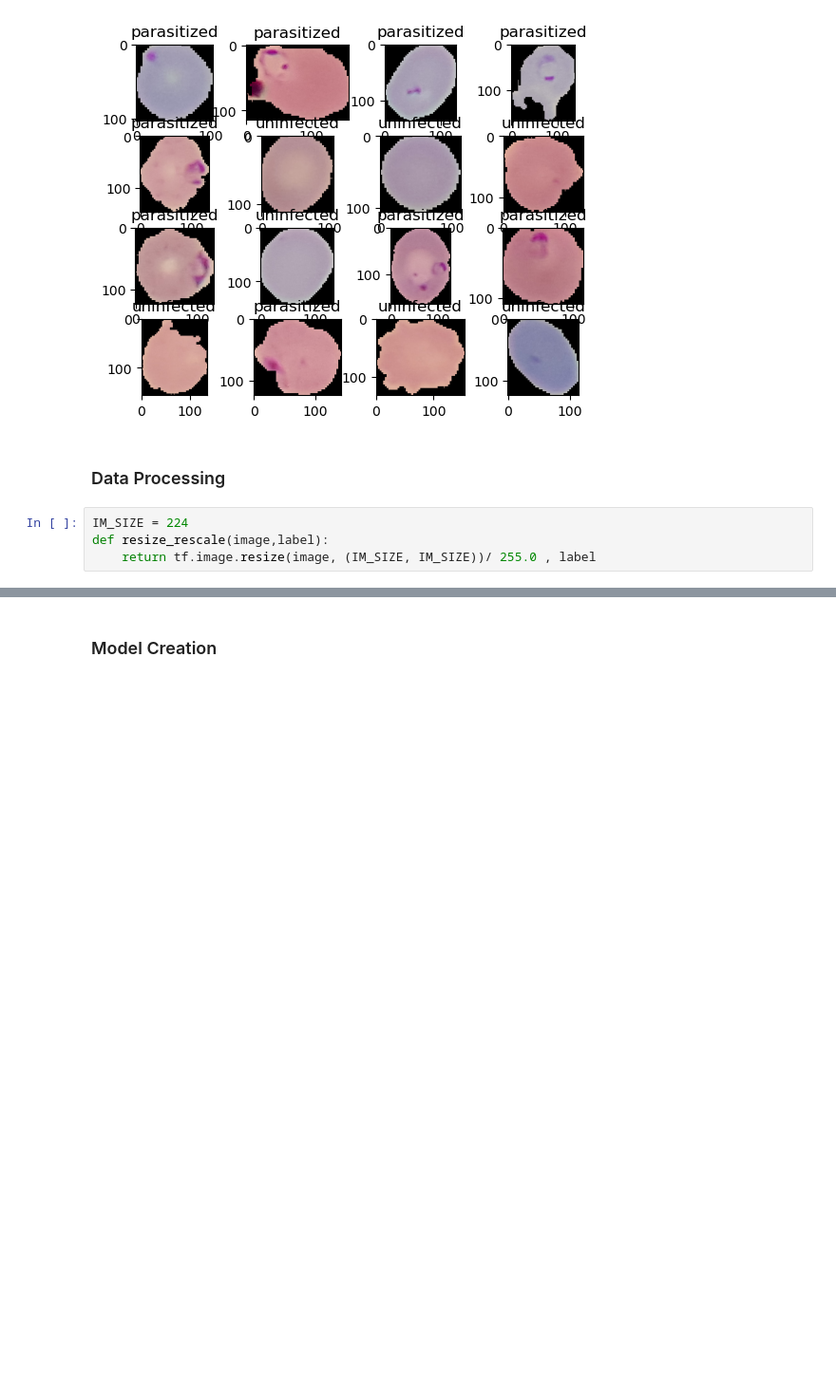
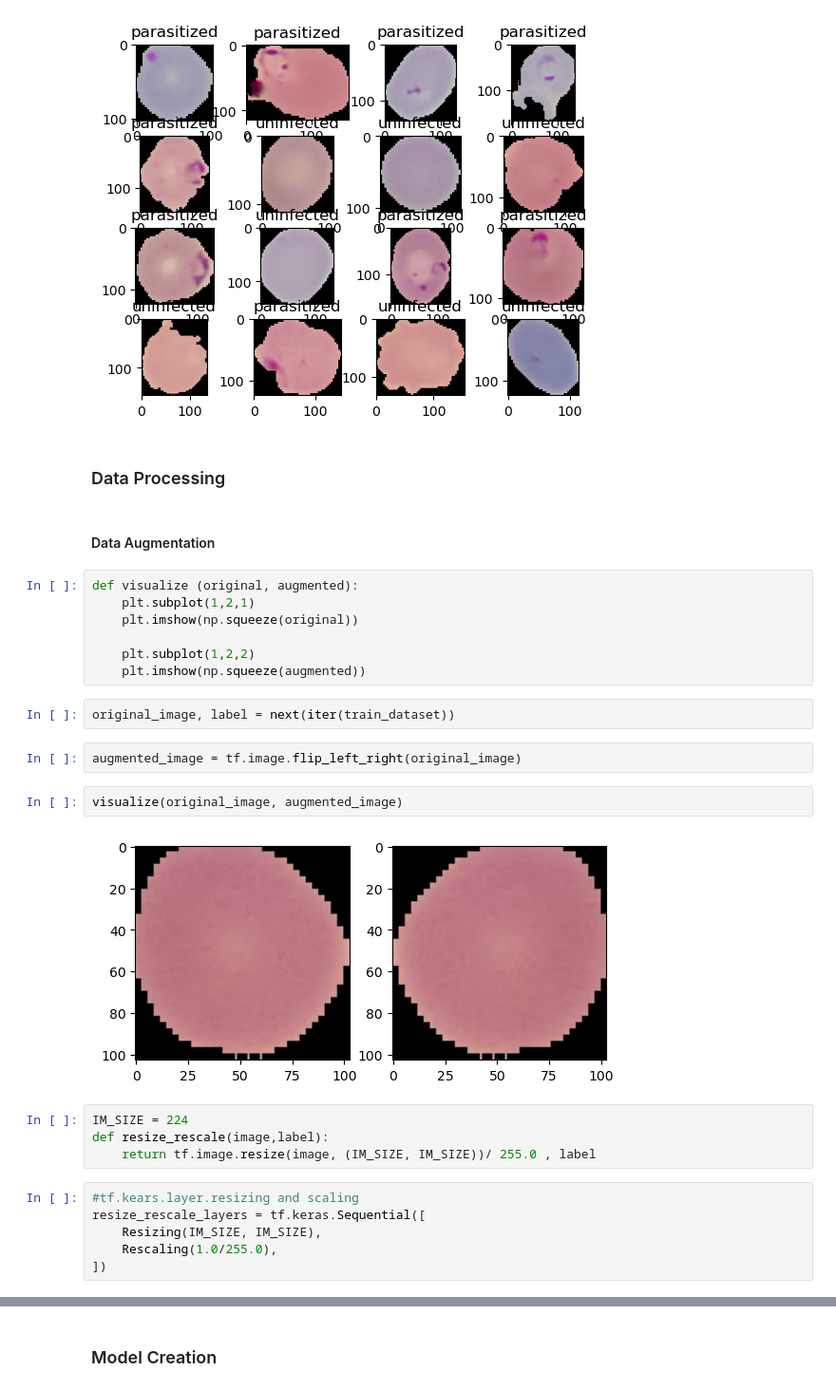
Before and after one commit to ehsansiddiqui/Malaria_Detection, a Jupyter notebook: notebook/Malaria Detection.ipynb, the cells around one changed output, grey strips where cells are left out. Shown: that part at 95% size. Cells and saved outputs as stored; diff of their text form; blank space fills up the shorter version.

```diff
--- a/notebook/Malaria Detection.ipynb
+++ b/notebook/Malaria Detection.ipynb
@@ -60,7 +63,30 @@ for i, (image,label) in enumerate(train_dataset.take(16)):
 [figure]
 # %% [markdown]
 ### Data Processing
-# %%
-IM_SIZE = 224
-def resize_rescale(image,label):
-    return tf.image.resize(image, (IM_SIZE, IM_SIZE))/ 255.0 , label
+# %% [markdown]
+#### Data Augmentation
+# %%
+def visualize (original, augmented):
+    plt.subplot(1,2,1)
+    plt.imshow(np.squeeze(original))
+
+    plt.subplot(1,2,2)
+    plt.imshow(np.squeeze(augmented))
+# %%
+original_image, label = next(iter(train_dataset))
+# %%
+augmented_image = tf.image.flip_left_right(original_image)
+# %%
+visualize(original_image, augmented_image)
+# %% [output]
+[figure, added]
+# %%
+IM_SIZE = 224
+def resize_rescale(image,label):
+    return tf.image.resize(image, (IM_SIZE, IM_SIZE))/ 255.0 , label
+# %%
+#tf.kears.layer.resizing and scaling
+resize_rescale_layers = tf.keras.Sequential([
+    Resizing(IM_SIZE, IM_SIZE),
+    Rescaling(1.0/255.0),
+])
```
Also changed, not shown: parts of 27 cells of this notebook, 4 other files.
